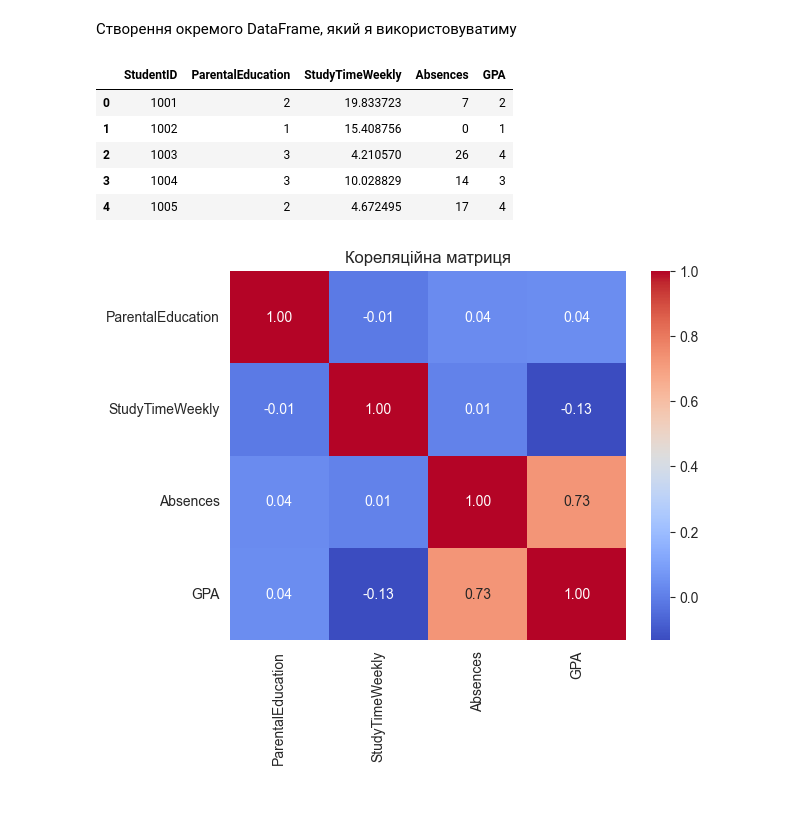
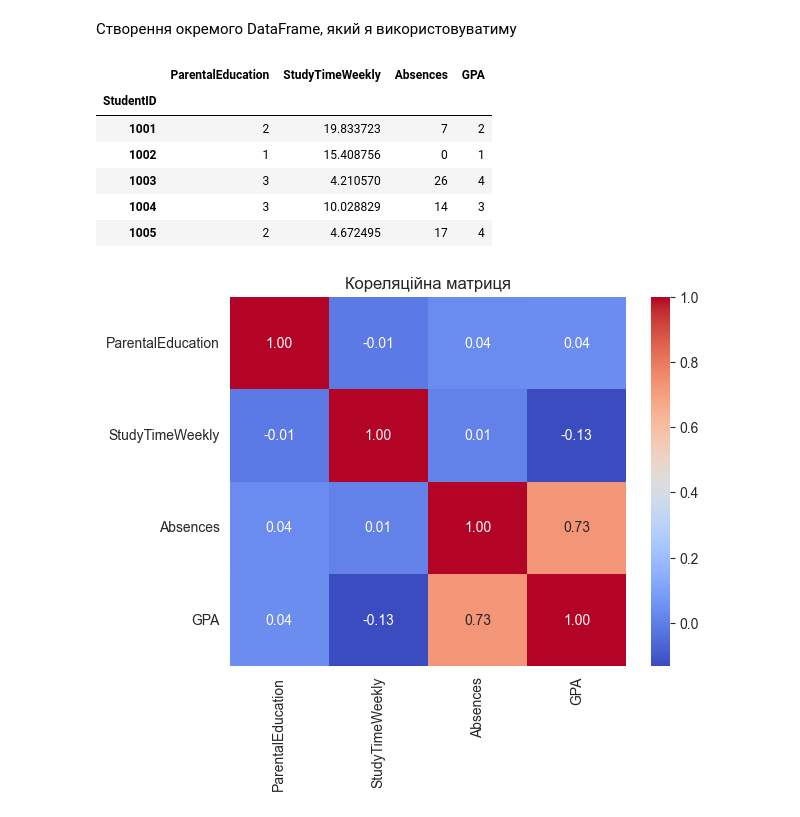
Before and after one commit to anonjustchillin/MachineLearning_labs, a Jupyter notebook: lin_reg_task/task1.ipynb, the cells around one changed output. Saved outputs shown, nothing was run; the diff lists cells and outputs as text; code cells hidden in the pictures.

```diff
--- a/lin_reg_task/task1.ipynb
+++ b/lin_reg_task/task1.ipynb
@@ -44,15 +44,17 @@ dtype: int64
 # %% [markdown]
 Створення окремого DataFrame, який я використовуватиму
 # %%
-df = dataset[['StudentID', 'ParentalEducation', 'StudyTimeWeekly', 'Absences', 'GPA']]
+df = dataset[['ParentalEducation', 'StudyTimeWeekly', 'Absences', 'GPA']]
+df.index = dataset.StudentID
 df.head()
 # %% [output]
-|  | StudentID | ParentalEducation | StudyTimeWeekly | Absences | GPA |
-| 0 | 1001 | 2 | 19.833723 | 7 | 2 |
-| 1 | 1002 | 1 | 15.408756 | 0 | 1 |
-| 2 | 1003 | 3 | 4.210570 | 26 | 4 |
-| 3 | 1004 | 3 | 10.028829 | 14 | 3 |
-| 4 | 1005 | 2 | 4.672495 | 17 | 4 |
+|  | ParentalEducation | StudyTimeWeekly | Absences | GPA |
+| StudentID |  |  |  |  |
+| 1001 | 2 | 19.833723 | 7 | 2 |
+| 1002 | 1 | 15.408756 | 0 | 1 |
+| 1003 | 3 | 4.210570 | 26 | 4 |
+| 1004 | 3 | 10.028829 | 14 | 3 |
+| 1005 | 2 | 4.672495 | 17 | 4 |
 # %%
 corr_matrix = df[['ParentalEducation', 'StudyTimeWeekly', 'Absences', 'GPA']].corr()
 sns.heatmap(corr_matrix, annot=True, cmap="coolwarm", fmt=".2f")
```
Also changed, not shown: 1 other file.
